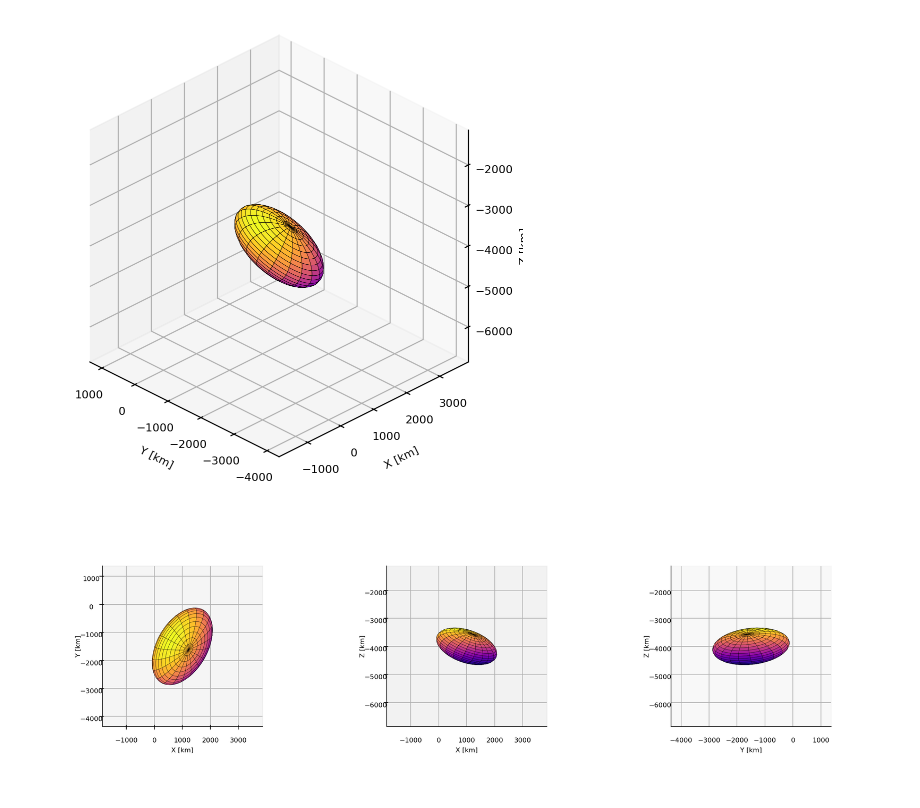
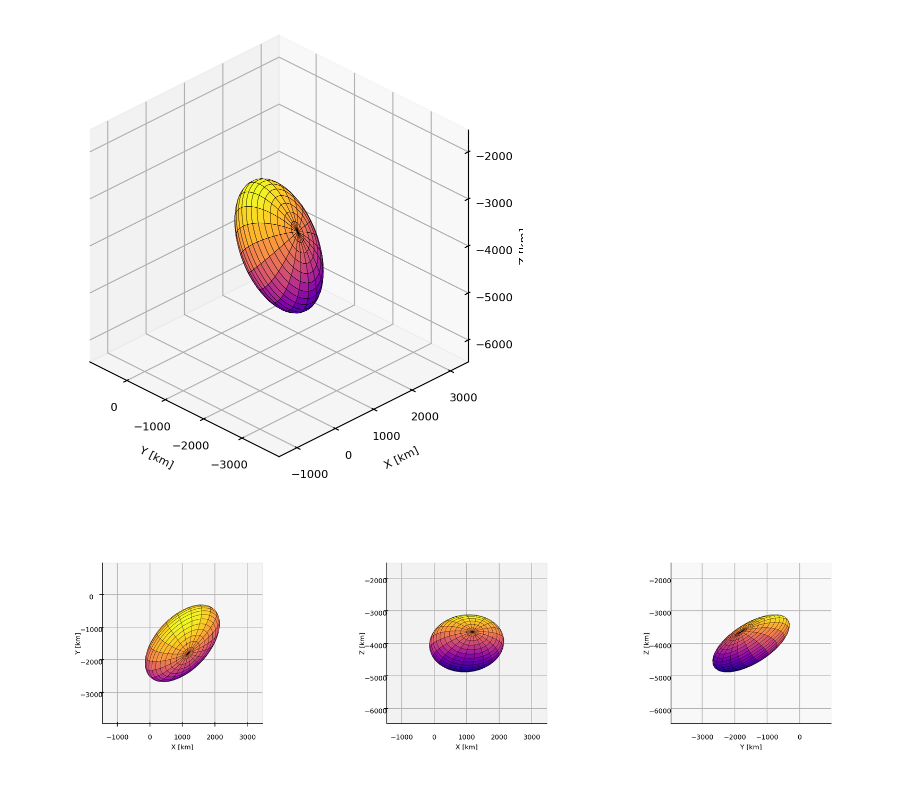
Before and after one commit to MattHeadGeo/triaxial_ellipsoid, a Jupyter notebook: plot_ellipse.ipynb, the cells around one changed output. Drawn from its saved outputs; the diff is of its cells as text; code cells hidden in the pictures.

Commit message:
added stages of rotation

```diff
--- a/plot_ellipse.ipynb
+++ b/plot_ellipse.ipynb
@@ -6,3 +6,14 @@ from triaxial_ellipsoid import plot_ellipsoid_planview
 %matplotlib inline
 import matplotlib_inline
 matplotlib_inline.backend_inline.set_matplotlib_formats('retina')
+# %%
+# Source parameters
+x_centre = 1000
+y_centre  = -1500
+z_centre  = -4000
+x_radius  = 1000
+y_radius  = 1500
+z_radius  = 500
+phi = 60 # azimuth angle from North, about Z-axis
+theta = 45 # inclination angle from horizontal, about Y-axis
+psi = -30 # second rotation about Z-axis
@@ -9,21 +40,10 @@ matplotlib_inline.backend_inline.set_matplotlib_formats('retina')
 # %%
-# Source parameters
-x_centre = 1000
-y_centre  = -1500
-z_centre  = -4000
-x_radius  = 1000
-y_radius  = 1500
-z_radius  = 500
-theta = 30 # inclination angle from horizontal, about Y-axis
-phi = 30 # azimuth angle from North, about Z-axis
-rotation = 0 # second rotation about Z-axis
-
-# Rz(rotation) @ Ry(theta) @ Rz(phi)
-# -> rotate around Z-axis (azimuthally) by phi, then rotate around Y by theta, then rotate around ellipse Z-axis by rotation
-X, Y, Z = ellipsoid_surface(x_centre, y_centre, z_centre, x_radius, y_radius, z_radius, theta, phi, rotation)
+# Coords @ Rz(psi) @ Ry(theta) @ Rz(phi)
+# -> rotate around Z-axis (azimuthally) by phi, then rotate around Y by theta, then rotate around ellipse Z-axis by psi
+X, Y, Z = ellipsoid_surface(x_centre, y_centre, z_centre, x_radius, y_radius, z_radius, phi, theta, psi)
 
 plot_ellipsoid(X, Y, Z)
 plot_ellipsoid_planview(X, Y, Z)
 # %% [output]
-[figure, old version]
+[figure, new version]
-[figure, old version]
+[figure, new version]
```
Also changed, not shown: parts of 2 cells of this notebook.
